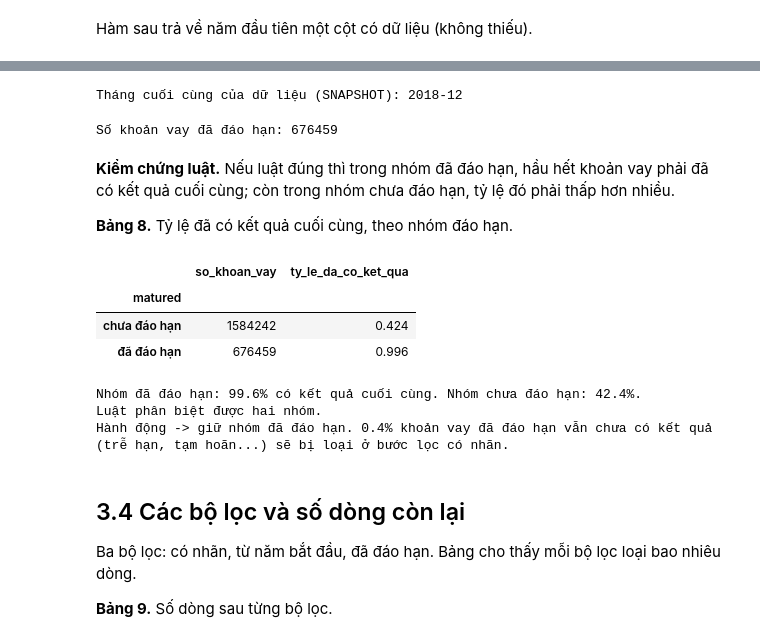
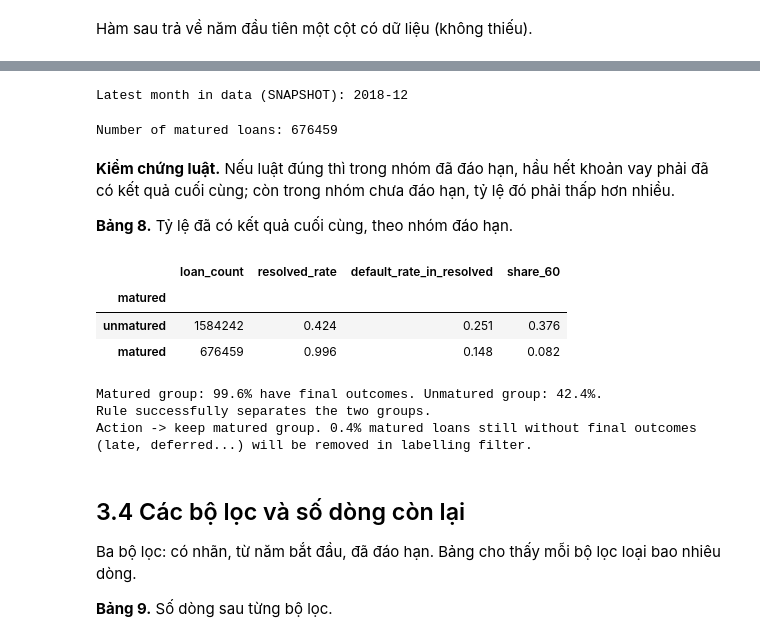
Before and after one commit to Eliza516/Lending-Club-Credit-Scoring, a Jupyter notebook: notebooks/01_hieu_du_lieu_va_chia_tap.ipynb, the cells around one changed output, grey strips where cells are left out. Saved outputs shown, nothing was run; the diff lists cells and outputs as text; code cells hidden in the pictures.

```diff
--- a/notebooks/01_hieu_du_lieu_va_chia_tap.ipynb
+++ b/notebooks/01_hieu_du_lieu_va_chia_tap.ipynb
@@ -15,18 +15,22 @@ import hashlib
 import numpy as np
 import pandas as pd
 import matplotlib.pyplot as plt
+# %%
+# Cấu hình hiển thị pandas
+pd.set_option("display.max_columns", 100)
+pd.set_option("display.max_rows", 100)
+pd.set_option("display.float_format", "{:,.3f}".format)
 # %%
-SEED = 42
-ROOT = Path("..")
-RAW_FILE = ROOT / "data/raw/accepted_2007_to_2018Q4.csv.gz"
+# Đường dẫn tới file dữ liệu gốc và các thư mục lưu kết quả
+ROOT = Path("..") if Path("../data").exists() else Path(".")
+DATA_PATH = ROOT / "data/raw/accepted_2007_to_2018Q4.csv"
+if not DATA_PATH.exists():
+    DATA_PATH = ROOT / "data/raw/accepted_2007_to_2018Q4.csv.gz"
+
 OUT_DIR = ROOT / "data/processed"
 ART_DIR = ROOT / "artifacts"
 FIG_DIR = ART_DIR / "figures"
 for folder in [OUT_DIR, ART_DIR, FIG_DIR]:
     folder.mkdir(parents=True, exist_ok=True)
 
-pd.set_option("display.max_rows", 200)
-pd.set_option("display.max_columns", 50)
-pd.set_option("display.width", 160)
-pd.set_option("display.max_colwidth", 90)
-pd.set_option("display.float_format", "{:,.3f}".format)
+df_raw = pd.read_csv(DATA_PATH, low_memory=False)
@@ -376,2 +326,0 @@ Ta nạp nguyên file, **không chọn trước cột nào**, để mọi quyế
-# %%
-df_raw = pd.read_csv(RAW_FILE, low_memory=False)
@@ -709,6 +626,6 @@ Tháng cuối cùng của dữ liệu lấy từ chính dữ liệu, không gõ
 # %%
 SNAPSHOT = df_raw["issue_date"].max()
-print("Tháng cuối cùng của dữ liệu (SNAPSHOT):", SNAPSHOT.strftime("%Y-%m"))
+print("Latest month in data (SNAPSHOT):", SNAPSHOT.strftime("%Y-%m"))
 # %% [output]
-Tháng cuối cùng của dữ liệu (SNAPSHOT): 2018-12
+Latest month in data (SNAPSHOT): 2018-12
 # %%
@@ -720,33 +638,37 @@ def is_matured(issue_date, term_months, snapshot):
     return end_month <= snapshot.year * 12 + snapshot.month
 # %%
 df_raw["matured"] = is_matured(df_raw["issue_date"], df_raw["term_months"], SNAPSHOT)
-print("Số khoản vay đã đáo hạn:", df_raw["matured"].sum())
+print("Number of matured loans:", df_raw["matured"].sum())
 # %% [output]
-Số khoản vay đã đáo hạn: 676459
+Number of matured loans: 676459
 # %% [markdown]
 **Kiểm chứng luật.** Nếu luật đúng thì trong nhóm đã đáo hạn, hầu hết khoản vay phải đã có kết quả cuối cùng; còn trong nhóm chưa đáo hạn, tỷ lệ đó phải thấp hơn nhiều.
 
 **Bảng 8.** Tỷ lệ đã có kết quả cuối cùng, theo nhóm đáo hạn.
 # %%
 maturity_check = df_raw.groupby("matured").agg(
-    so_khoan_vay=("resolved", "size"), ty_le_da_co_ket_qua=("resolved", "mean"))
-maturity_check.index = maturity_check.index.map({True: "đã đáo hạn", False: "chưa đáo hạn"})
+    loan_count=("resolved", "size"),
+    resolved_rate=("resolved", "mean"),
+    default_rate_in_resolved=("default", "mean"),
+    share_60=("term_months", lambda s: (s == 60).mean()),
+)
+maturity_check.index = maturity_check.index.map({True: "matured", False: "unmatured"})
 maturity_check
 # %% [output]
-|  | so_khoan_vay | ty_le_da_co_ket_qua |
-| matured |  |  |
-| chưa đáo hạn | 1584242 | 0.424 |
-| đã đáo hạn | 676459 | 0.996 |
+|  | loan_count | resolved_rate | default_rate_in_resolved | share_60 |
+| matured |  |  |  |  |
+| unmatured | 1584242 | 0.424 | 0.251 | 0.376 |
+| matured | 676459 | 0.996 | 0.148 | 0.082 |
 # %%
-rate_matured = maturity_check.loc["đã đáo hạn", "ty_le_da_co_ket_qua"]
-rate_not = maturity_check.loc["chưa đáo hạn", "ty_le_da_co_ket_qua"]
-print(f"Nhóm đã đáo hạn: {rate_matured:.1%} có kết quả cuối cùng. Nhóm chưa đáo hạn: {rate_not:.1%}.")
-print("Luật phân biệt được hai nhóm." if rate_matured > rate_not else "Luật KHÔNG phân biệt được hai nhóm - phải xem lại.")
-print(f"Hành động -> giữ nhóm đã đáo hạn. {1 - rate_matured:.1%} khoản vay đã đáo hạn vẫn chưa có kết quả (trễ hạn, tạm hoãn...) sẽ bị loại ở bước lọc có nhãn.")
+rate_matured = maturity_check.loc["matured", "resolved_rate"]
+rate_not = maturity_check.loc["unmatured", "resolved_rate"]
+print(f"Matured group: {rate_matured:.1%} have final outcomes. Unmatured group: {rate_not:.1%}.")
+print("Rule successfully separates the two groups." if rate_matured > rate_not else "Rule does NOT separate the two groups - review needed.")
+print(f"Action -> keep matured group. {1 - rate_matured:.1%} matured loans still without final outcomes (late, deferred...) will be removed in labelling filter.")
 # %% [output]
-Nhóm đã đáo hạn: 99.6% có kết quả cuối cùng. Nhóm chưa đáo hạn: 42.4%.
-Luật phân biệt được hai nhóm.
-Hành động -> giữ nhóm đã đáo hạn. 0.4% khoản vay đã đáo hạn vẫn chưa có kết quả (trễ hạn, tạm hoãn...) sẽ bị loại ở bước lọc có nhãn.
+Matured group: 99.6% have final outcomes. Unmatured group: 42.4%.
+Rule successfully separates the two groups.
+Action -> keep matured group. 0.4% matured loans still without final outcomes (late, deferred...) will be removed in labelling filter.
 # %% [markdown]
 ## 3.4 Các bộ lọc và số dòng còn lại
 Ba bộ lọc: có nhãn, từ năm bắt đầu, đã đáo hạn. Bảng cho thấy mỗi bộ lọc loại bao nhiêu dòng.
```
Also changed, not shown: parts of 70 cells of this notebook, 7 other files.
